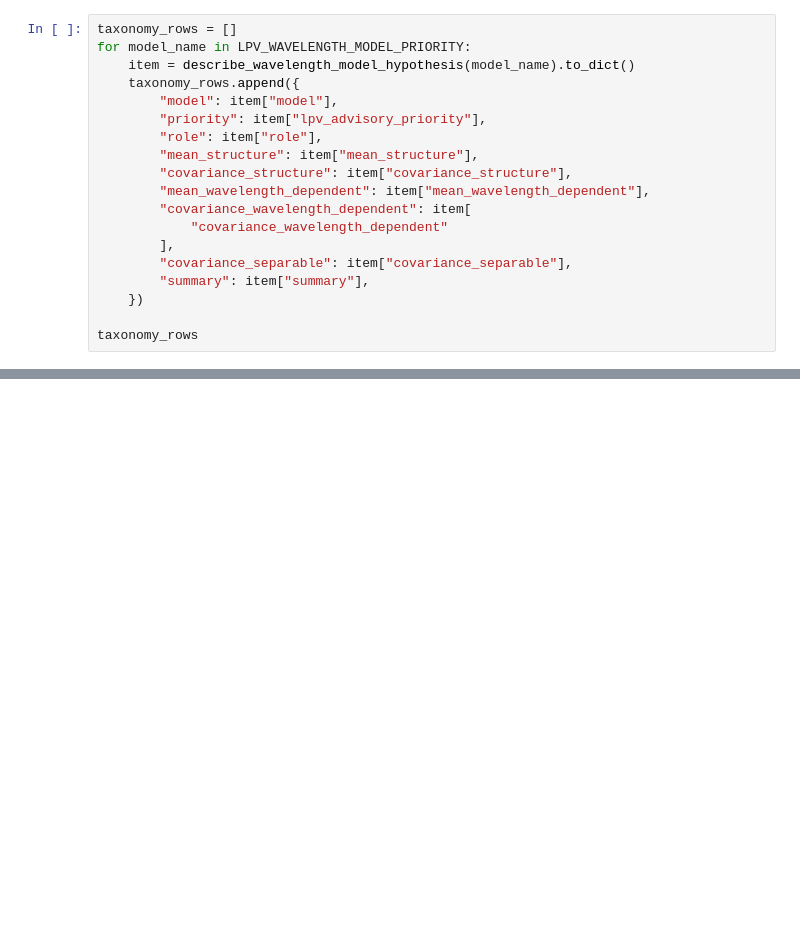
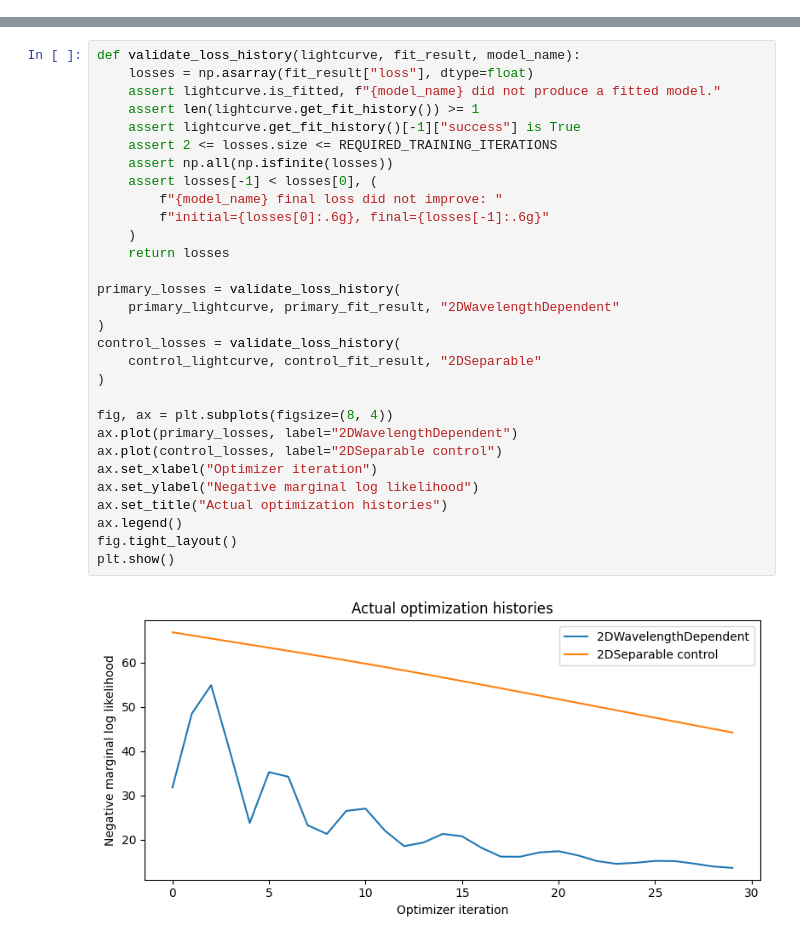
Before and after one commit to ICSM/pgmuvi, a Jupyter notebook: docs/source/notebooks/tutorial_wavelength_constraints.ipynb, the cells around one changed output, grey strips where cells are left out. Cells and saved outputs as stored; diff of their text form; blank space fills up the shorter version.

Commit message:
Add end-to-end real-data wavelength-constraint fitting tutorial

```diff
--- a/docs/source/notebooks/tutorial_wavelength_constraints.ipynb
+++ b/docs/source/notebooks/tutorial_wavelength_constraints.ipynb
@@ -58,19 +0,0 @@ The package taxonomy describes these hypotheses without ranking or selecting the
-# %%
-taxonomy_rows = []
-for model_name in LPV_WAVELENGTH_MODEL_PRIORITY:
-    item = describe_wavelength_model_hypothesis(model_name).to_dict()
-    taxonomy_rows.append({
-        "model": item["model"],
-        "priority": item["lpv_advisory_priority"],
-        "role": item["role"],
-        "mean_structure": item["mean_structure"],
-        "covariance_structure": item["covariance_structure"],
-        "mean_wavelength_dependent": item["mean_wavelength_dependent"],
-        "covariance_wavelength_dependent": item[
-            "covariance_wavelength_dependent"
-        ],
-        "covariance_separable": item["covariance_separable"],
-        "summary": item["summary"],
-    })
-
-taxonomy_rows
@@ -804,0 +192,32 @@ Continue with the [wavelength-estimation API](../pgmuvi.wavelength_estimation.rs
+# %%
+def validate_loss_history(lightcurve, fit_result, model_name):
+    losses = np.asarray(fit_result["loss"], dtype=float)
+    assert lightcurve.is_fitted, f"{model_name} did not produce a fitted model."
+    assert len(lightcurve.get_fit_history()) >= 1
+    assert lightcurve.get_fit_history()[-1]["success"] is True
+    assert 2 <= losses.size <= REQUIRED_TRAINING_ITERATIONS
+    assert np.all(np.isfinite(losses))
+    assert losses[-1] < losses[0], (
+        f"{model_name} final loss did not improve: "
+        f"initial={losses[0]:.6g}, final={losses[-1]:.6g}"
+    )
+    return losses
+
+primary_losses = validate_loss_history(
+    primary_lightcurve, primary_fit_result, "2DWavelengthDependent"
+)
+control_losses = validate_loss_history(
+    control_lightcurve, control_fit_result, "2DSeparable"
+)
+
+fig, ax = plt.subplots(figsize=(8, 4))
+ax.plot(primary_losses, label="2DWavelengthDependent")
+ax.plot(control_losses, label="2DSeparable control")
+ax.set_xlabel("Optimizer iteration")
+ax.set_ylabel("Negative marginal log likelihood")
+ax.set_title("Actual optimization histories")
+ax.legend()
+fig.tight_layout()
+plt.show()
+# %% [output]
+[figure, added]
```
Also changed, not shown: parts of 63 cells of this notebook, 8 other files.
